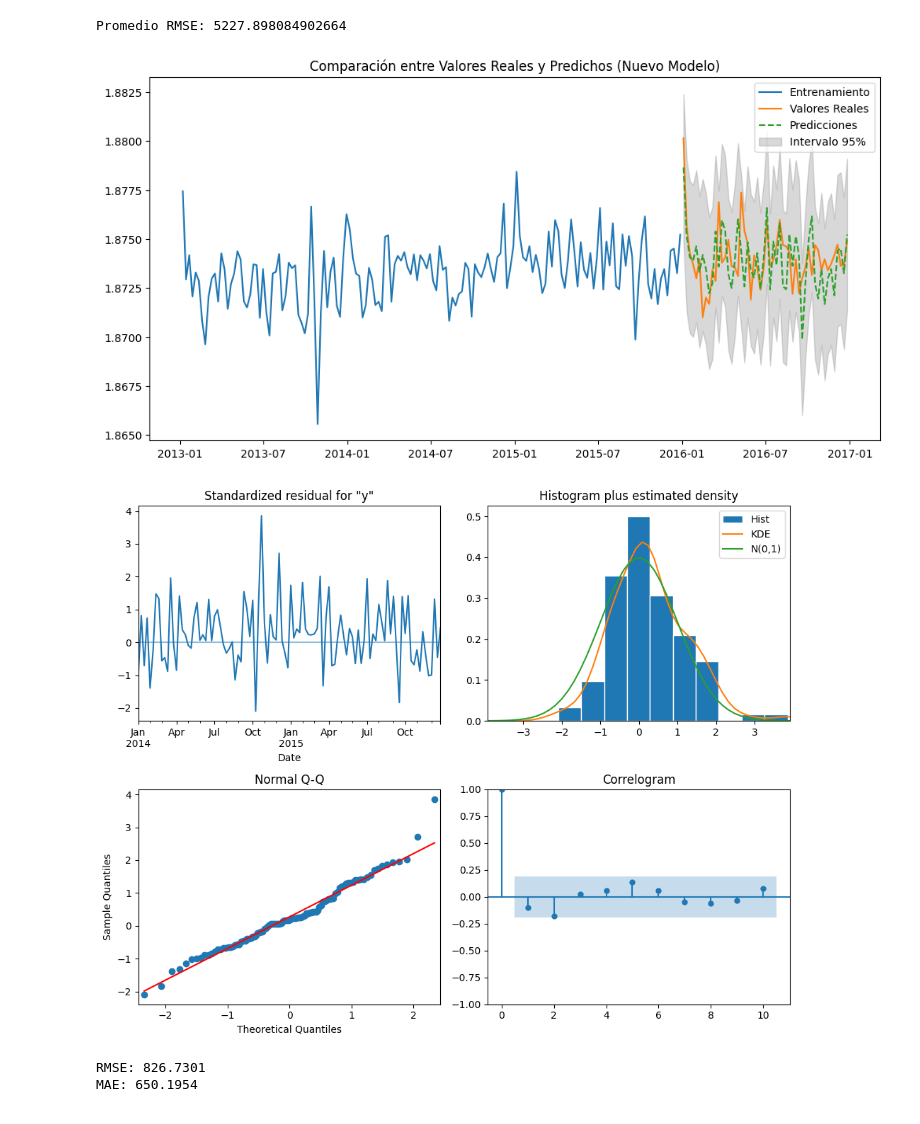
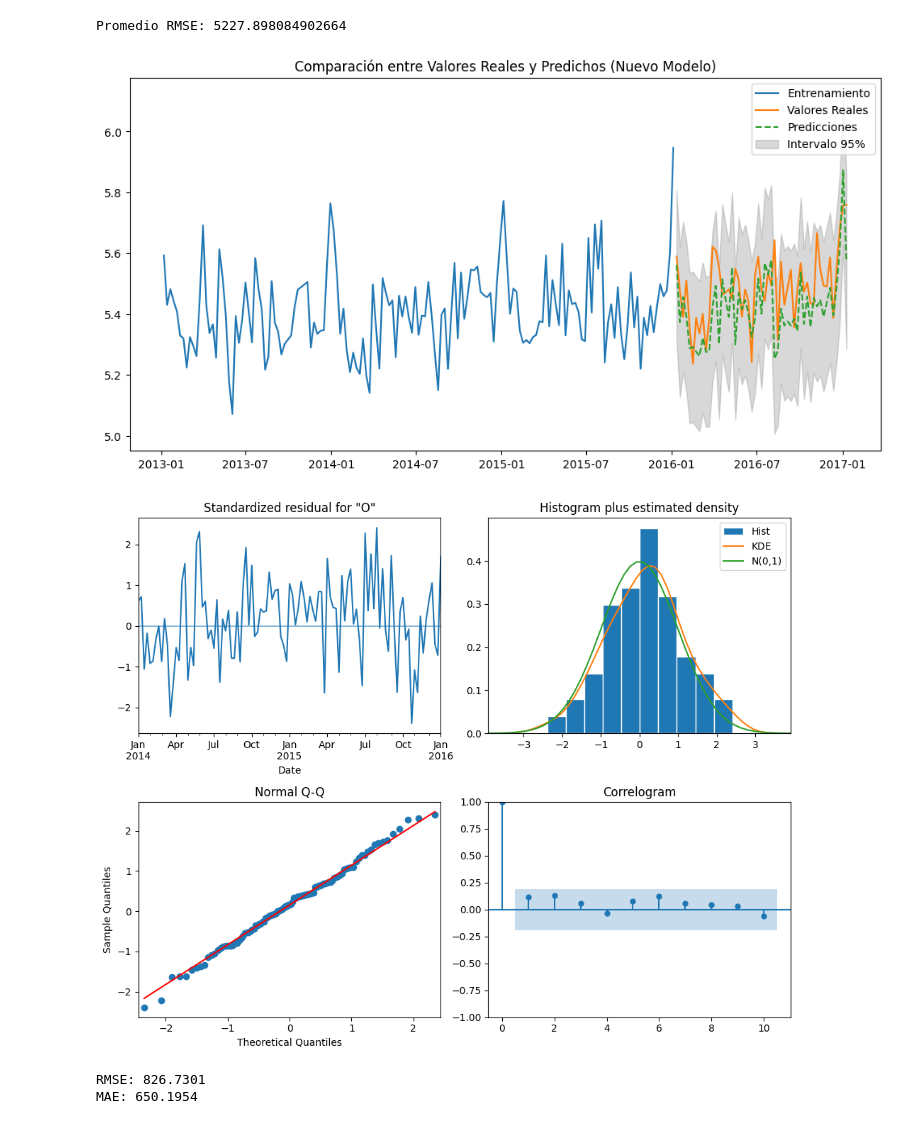
Before and after one commit to LLAES07/Forecasting-SARIMA, a Jupyter notebook: Notebooks/proyect.ipynb, the cells around one changed output. Saved outputs shown, nothing was run; the diff lists cells and outputs as text; code cells hidden in the pictures.

```diff
--- a/Notebooks/proyect.ipynb
+++ b/Notebooks/proyect.ipynb
@@ -606,35 +637,35 @@ print("Promedio RMSE:", np.mean(errors))
 Promedio RMSE: 5227.898084902664
 # %%
 # --- Dividir en entrenamiento y prueba ---
-midpoint = len(y_transformed_series) * 3 // 4
-train = y_transformed_series.iloc[:midpoint]
-test = y_transformed_series.iloc[midpoint:]
+midpoint = len(y) * 3 // 4
+train = y.iloc[:midpoint]
+test = y.iloc[midpoint:]
 
 # --- Ajustar nuevo modelo SARIMA ---
-model = sm.tsa.SARIMAX(train, order=(0, 0, 1), seasonal_order=(0, 1, 0, 52))
+model = sm.tsa.SARIMAX(train, order=(0, 0, 0), seasonal_order=(1, 1, 0, 52))
 results = model.fit()
 
 # --- Predicciones ---
 forecast = results.get_forecast(steps=len(test))
 forecast_mean = forecast.predicted_mean
 conf_int = forecast.conf_int()
 
 # --- Gráfico ---
 plt.figure(figsize=(12, 6))
 plt.plot(train.index, train, label='Entrenamiento')
 plt.plot(test.index, test, label='Valores Reales')
 plt.plot(test.index, forecast_mean, label='Predicciones', linestyle='--')
 plt.fill_between(conf_int.index, conf_int.iloc[:, 0], conf_int.iloc[:, 1], color='gray', alpha=0.3, label='Intervalo 95%')
 plt.title('Comparación entre Valores Reales y Predichos (Nuevo Modelo)')
 plt.legend()
 plt.show()
 # %% [output]
-[figure, old version]
+[figure, new version]
 # %%
 results.plot_diagnostics(figsize=(10, 8))
 plt.tight_layout()
 plt.show()
 # %% [output]
-[figure, old version]
+[figure, new version]
 # %%
 # Invertir transformación
```
Also changed, not shown: parts of 21 cells of this notebook.
